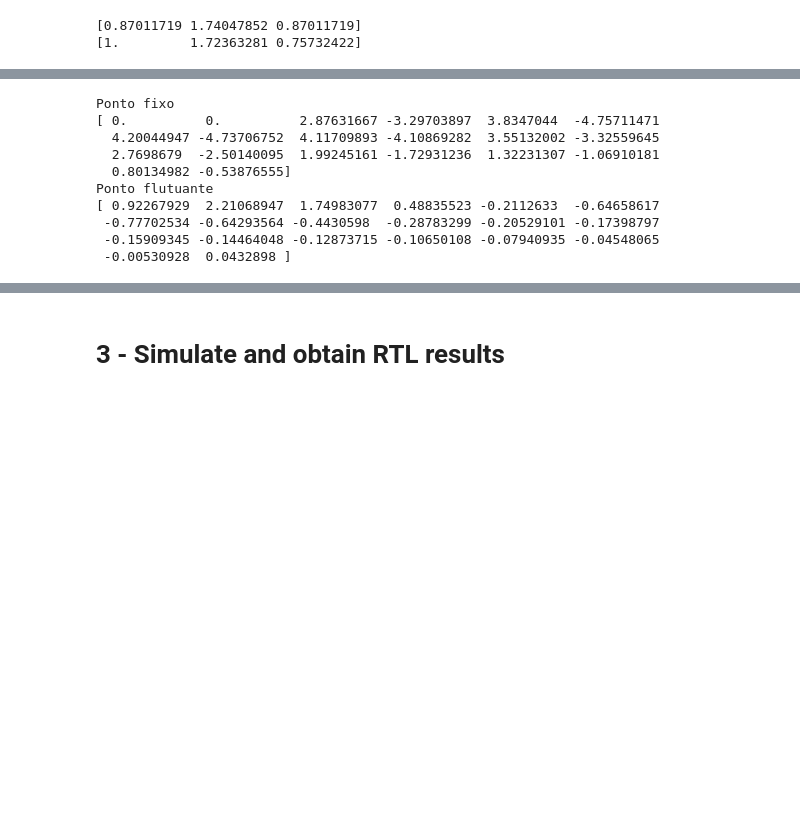
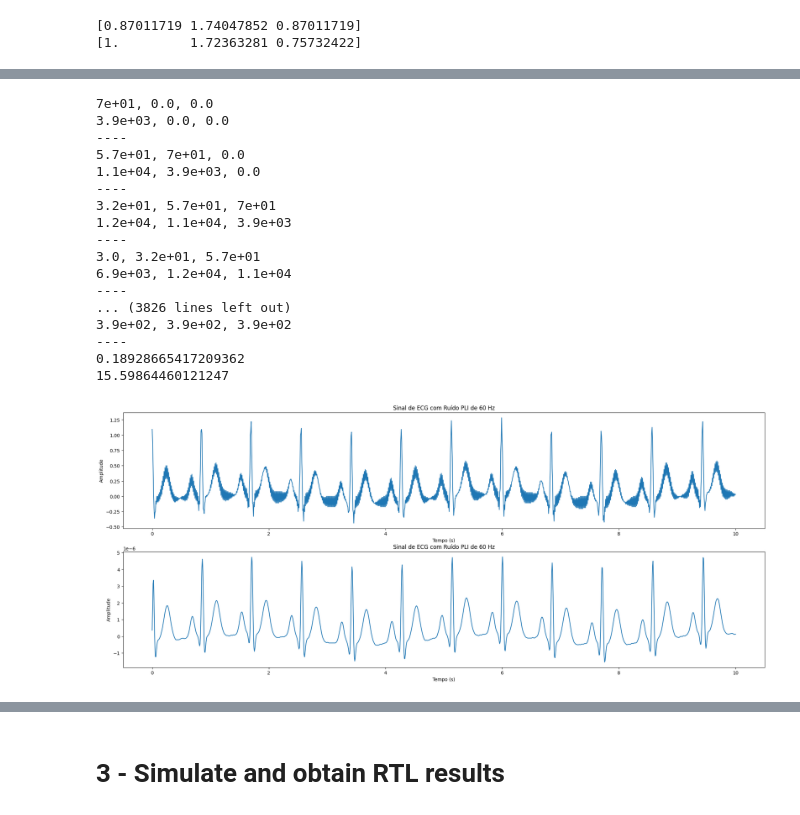
Before and after one commit to cordeiroewerton/TCC, a Jupyter notebook: Python/step_by_step.ipynb, the cells around one changed output, grey strips where cells are left out. Saved outputs shown, nothing was run; the diff lists cells and outputs as text; code cells hidden in the pictures; blank space fills up the shorter version.

```diff
--- a/Python/step_by_step.ipynb
+++ b/Python/step_by_step.ipynb
@@ -349,16 +323,55 @@ plt.plot(y)
 # %%
-print("Ponto fixo")
-print(y_fxd[0:20])
-print("Ponto flutuante")
-print(y[0:20])
+fator_q = 6
+
+b_fxp = np.zeros(len(b))
+for i in range(len(b)):
+    b_fxp[i] = b[i] * (2**fator_q)
+
+a_fxp = np.zeros(len(a))
+for i in range(len(b)):
+    a_fxp[i] = a[i] * (2**fator_q)
+
+ecg_fxp = np.zeros(len(ecg_with_noise))
+for i in range(len(ecg_fxp)):
+    ecg_fxp[i] = np.trunc(ecg_with_noise[i] * (2**fator_q))
+
+y_fixed_test = iir_filter_test(b_fxp, a_fxp, ecg_fxp)
+
+y_fixed_test = y_fixed_test /(2**(3*fator_q))
+
+plt.figure(figsize=(25, 10))
+
+
+plt.subplot(2, 1, 1)
+plt.plot(t, (ecg_fxp/(2**fator_q)))
+plt.title("Sinal de ECG com Ruído PLI de 60 Hz")
+plt.xlabel("Tempo (s)")
+plt.ylabel("Amplitude")
+
+plt.subplot(2, 1, 2)
+plt.plot(t, (y_fixed_test/(2**(3*fator_q)))/10)
+plt.title("Sinal de ECG com Ruído PLI de 60 Hz")
+plt.xlabel("Tempo (s)")
+plt.ylabel("Amplitude")
+
+print(y_fixed_test.mean()/ecg_fxp.mean())
+print(np.log2(49620.36067128931))
 # %% [output]
-Ponto fixo
-[ 0.          0.          2.87631667 -3.29703897  3.8347044  -4.75711471
-  4.20044947 -4.73706752  4.11709893 -4.10869282  3.55132002 -3.32559645
-  2.7698679  -2.50140095  1.99245161 -1.72931236  1.32231307 -1.06910181
-  0.80134982 -0.53876555]
-Ponto flutuante
-[ 0.92267929  2.21068947  1.74983077  0.48835523 -0.2112633  -0.64658617
- -0.77702534 -0.64293564 -0.4430598  -0.28783299 -0.20529101 -0.17398797
- -0.15909345 -0.14464048 -0.12873715 -0.10650108 -0.07940935 -0.04548065
- -0.00530928  0.0432898 ]
+7e+01, 0.0, 0.0
+3.9e+03, 0.0, 0.0
+----
+5.7e+01, 7e+01, 0.0
+1.1e+04, 3.9e+03, 0.0
+----
+3.2e+01, 5.7e+01, 7e+01
+1.2e+04, 1.1e+04, 3.9e+03
+----
+3.0, 3.2e+01, 5.7e+01
+6.9e+03, 1.2e+04, 1.1e+04
+----
+... (3826 lines left out)
+3.9e+02, 3.9e+02, 3.9e+02
+----
+0.18928665417209362
+15.59864460121247
+[figure, added]
```
Also changed, not shown: parts of 12 cells of this notebook.
